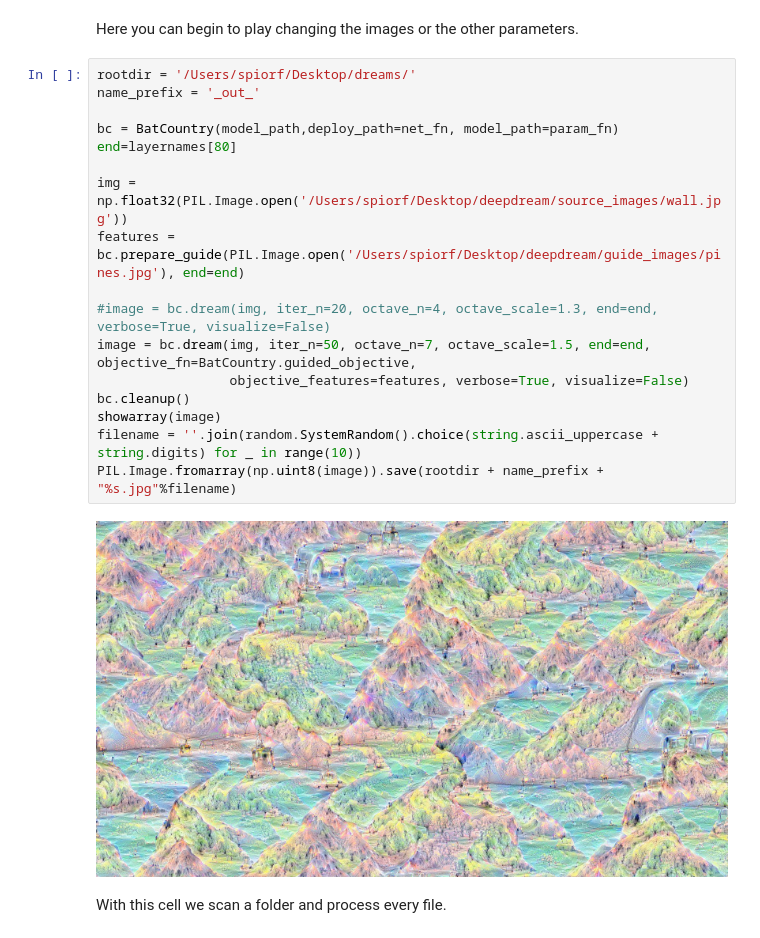
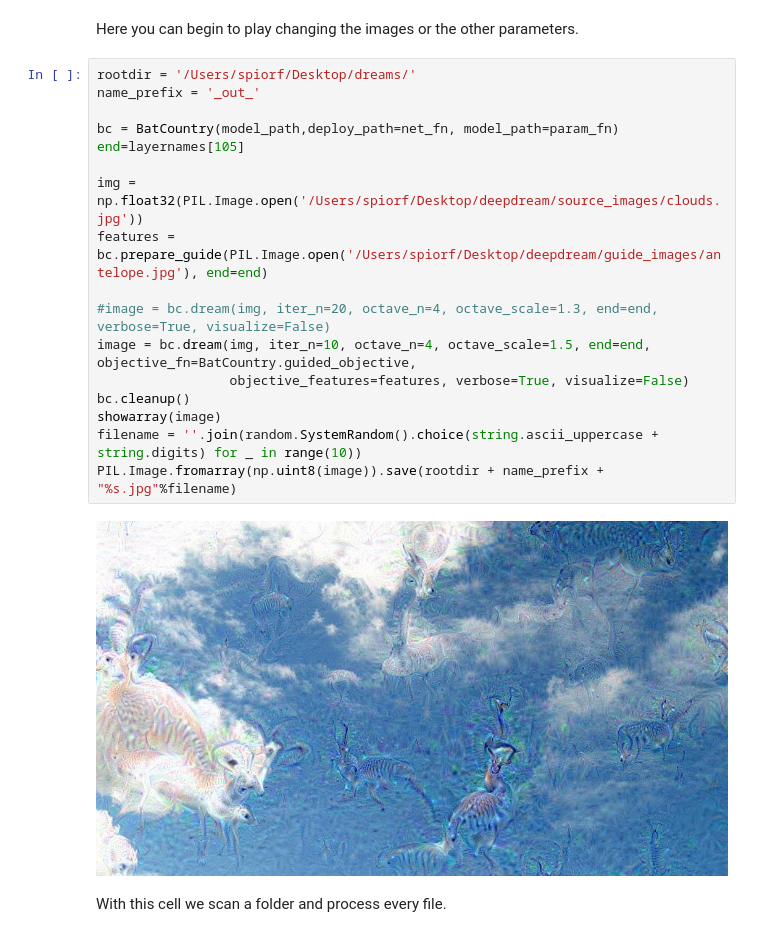
Before and after one commit to spiorf/deepdream, a Jupyter notebook: superdream.ipynb, the cells around one changed output. Cells and saved outputs as stored; diff of their text form.

```diff
--- a/superdream.ipynb
+++ b/superdream.ipynb
@@ -250,22 +252,22 @@ Here you can begin to play changing the images or the other parameters.
 # %%
 rootdir = '/Users/spiorf/Desktop/dreams/'
 name_prefix = '_out_'
 
 bc = BatCountry(model_path,deploy_path=net_fn, model_path=param_fn)
-end=layernames[80]
+end=layernames[105]
 
-img = np.float32(PIL.Image.open('/Users/spiorf/Desktop/deepdream/source_images/wall.jpg'))
-features = bc.prepare_guide(PIL.Image.open('/Users/spiorf/Desktop/deepdream/guide_images/pines.jpg'), end=end)
+img = np.float32(PIL.Image.open('/Users/spiorf/Desktop/deepdream/source_images/clouds.jpg'))
+features = bc.prepare_guide(PIL.Image.open('/Users/spiorf/Desktop/deepdream/guide_images/antelope.jpg'), end=end)
 
 #image = bc.dream(img, iter_n=20, octave_n=4, octave_scale=1.3, end=end, verbose=True, visualize=False)
-image = bc.dream(img, iter_n=50, octave_n=7, octave_scale=1.5, end=end, objective_fn=BatCountry.guided_objective,
+image = bc.dream(img, iter_n=10, octave_n=4, octave_scale=1.5, end=end, objective_fn=BatCountry.guided_objective,
                  objective_features=features, verbose=True, visualize=False)
 bc.cleanup()
 showarray(image)
 filename = ''.join(random.SystemRandom().choice(string.ascii_uppercase + string.digits) for _ in range(10))
 PIL.Image.fromarray(np.uint8(image)).save(rootdir + name_prefix + "%s.jpg"%filename)
 # %% [output]
-[figure, old version]
+[figure, new version]
 # %% [markdown]
 With this cell we scan a folder and process every file.
 # %%
```
Also changed, not shown: parts of 3 cells of this notebook, 9 other files.
